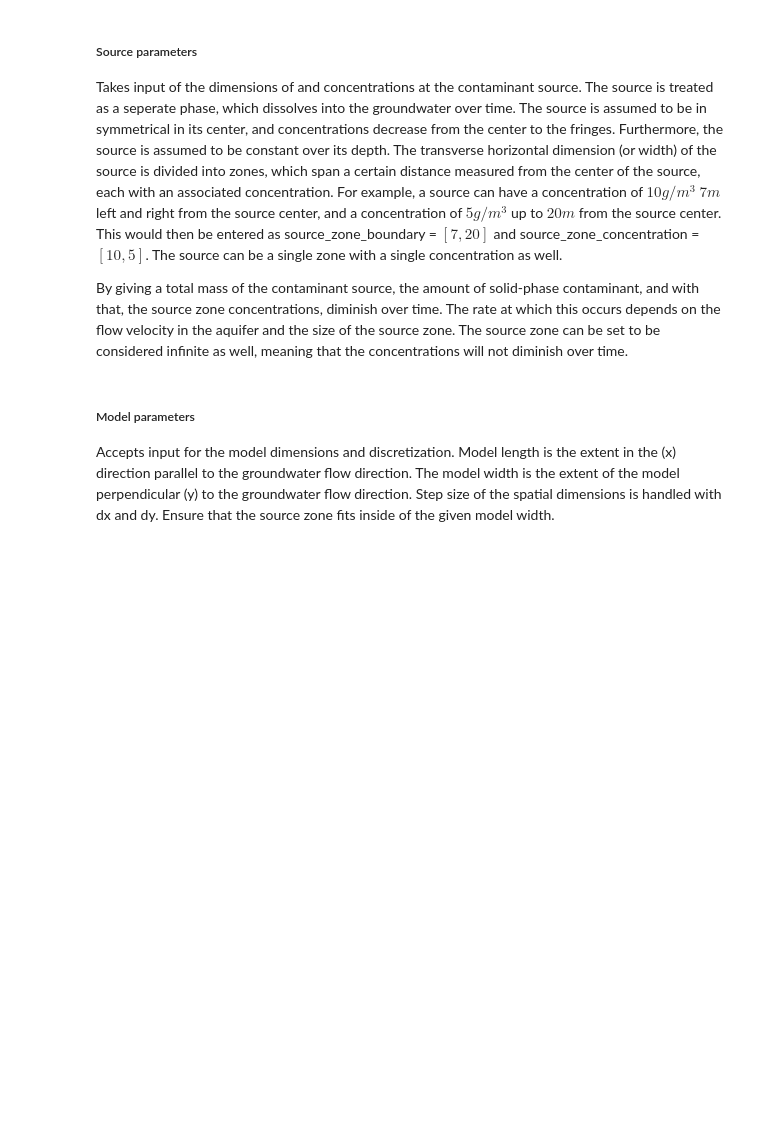
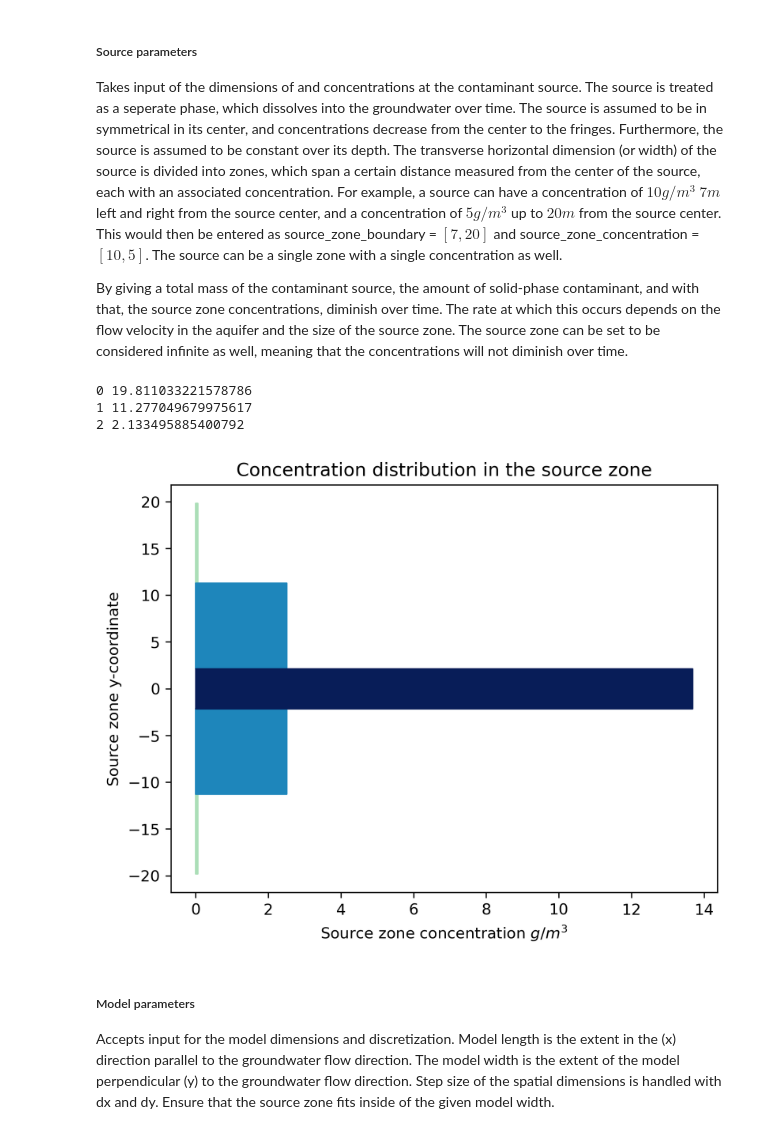
Before and after one commit to MiBiPreT/mibitrans, a Jupyter notebook: examples/example_notebook.ipynb, the cells around one changed output. Cells and saved outputs as stored; diff of their text form; code cells hidden in the pictures; blank space fills up the shorter version.

```diff
--- a/examples/example_notebook.ipynb
+++ b/examples/example_notebook.ipynb
@@ -146,24 +148,33 @@ By giving a total mass of the contaminant source, the amount of solid-phase cont
 # %%
 # Input for a simple source zone with a width of 19.8m (65ft) and a continuous input (infinite source mass)
 source = SourceParameters(
     # Source zone boundaries, in [m] (simply using a float instead of a numpy array for
     # single source zone input will work as well)
     source_zone_boundary=np.array([65/ft]),
     # Source zone concentrations, in [g/m^3]
     source_zone_concentration=np.array([5]),
     # Source depth extent, in [m]
     depth=10/ft,
     # Source mass, considered infinite
     total_mass="inf"
 )
 
 # Alternatively, specify a source mass to allow for source decay
 source = SourceParameters(
     source_zone_boundary=np.array([7/ft, 37/ft, 65/ft]),
     source_zone_concentration=np.array([13.68, 2.508, 0.057]),
     depth=10/ft,
     total_mass=2000000
 )
+
+# Visualize what the source zone looks like to check your input:
+source.visualize()
+plt.show()
+# %% [output]
+0 19.811033221578786
+1 11.277049679975617
+2 2.133495885400792
+[figure, added]
 # %% [markdown]
 ##### Model parameters
 
```
Also changed, not shown: parts of 7 cells of this notebook, 5 other files.
